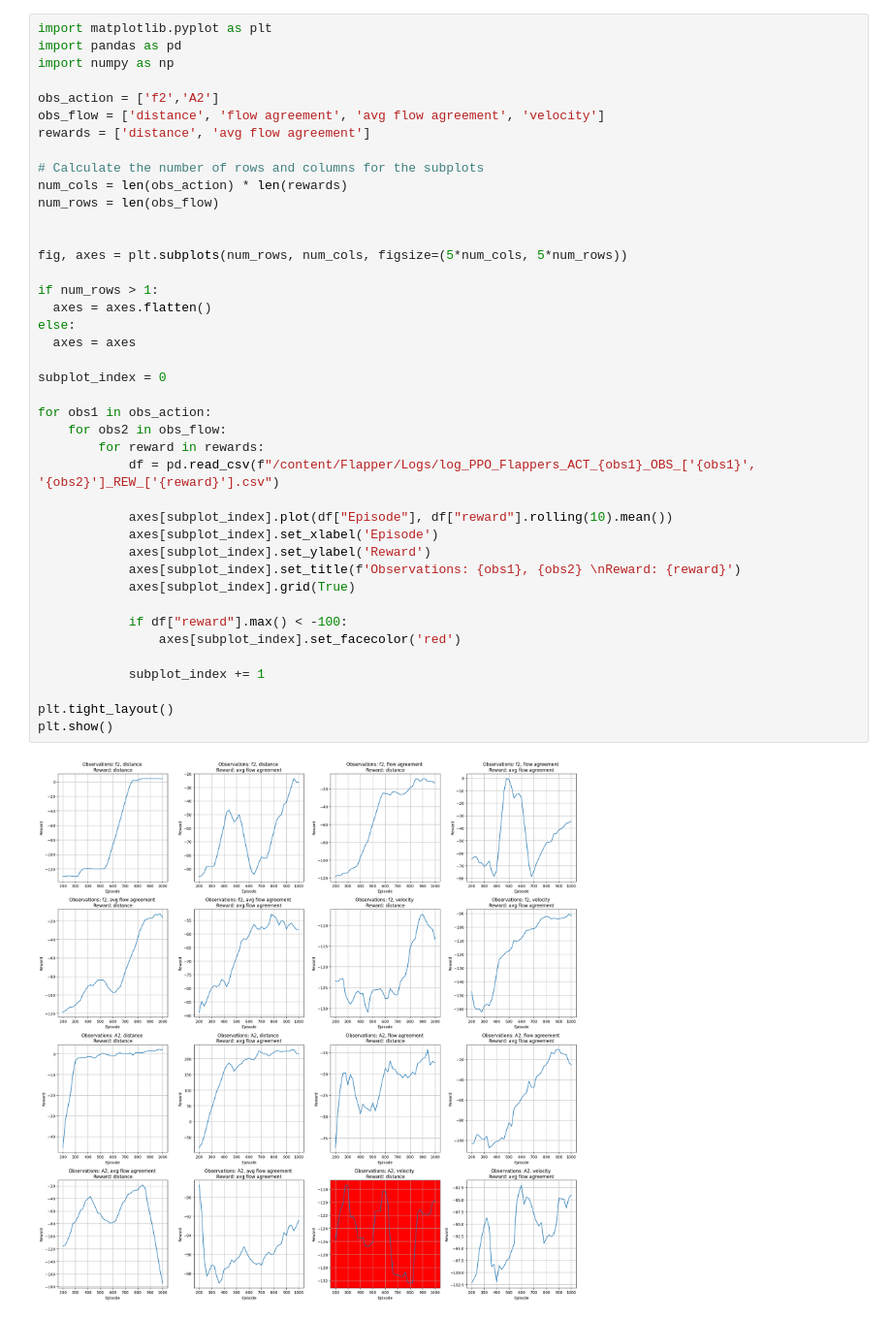
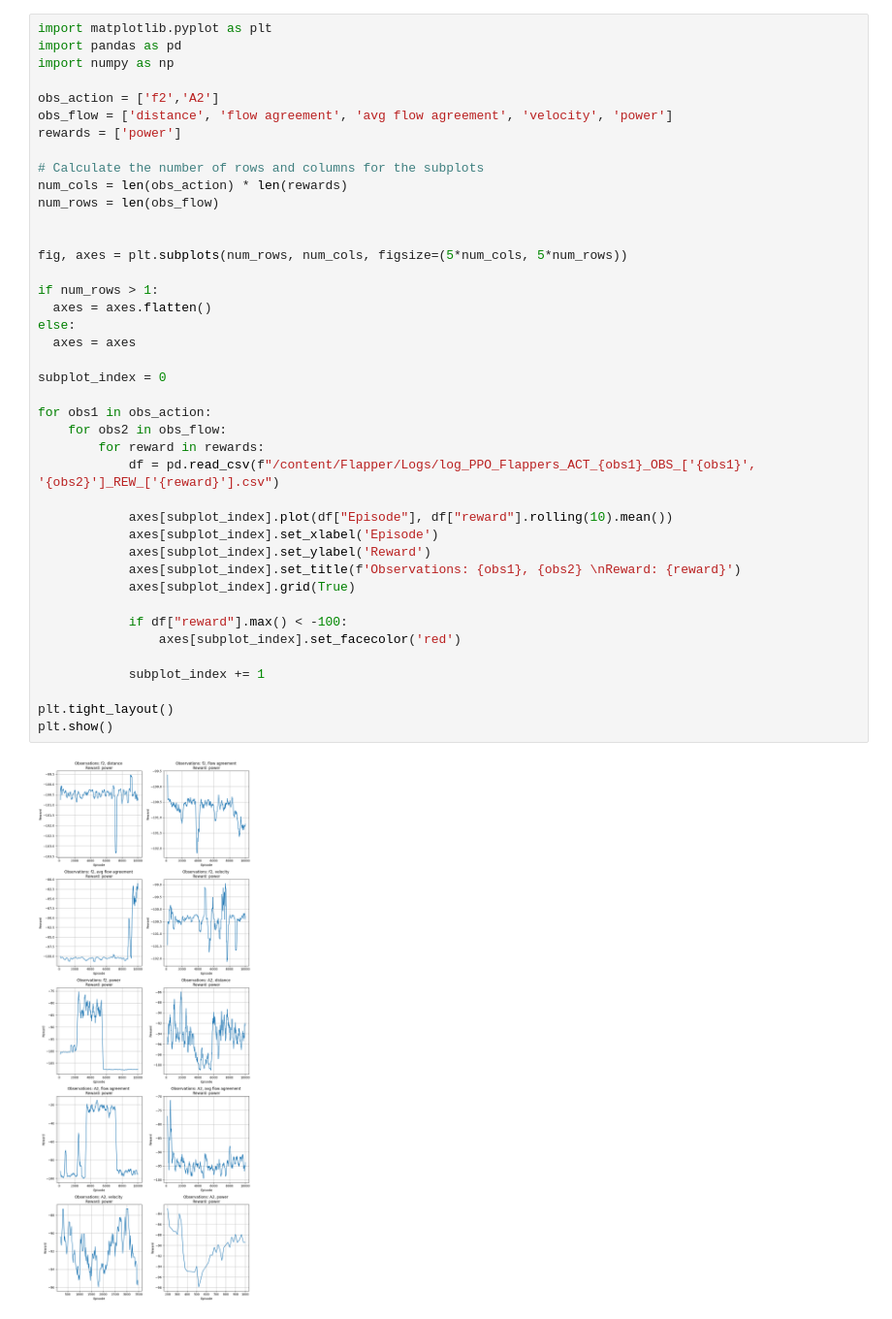
Before and after one commit to victorbuenog/Flapper, a Jupyter notebook: Policy_Evaluation.ipynb, the cells around one changed output. Shown at 97% size. Saved outputs shown, nothing was run; the diff lists cells and outputs as text.

Commit message:
Power training results plotted

```diff
--- a/Policy_Evaluation.ipynb
+++ b/Policy_Evaluation.ipynb
@@ -16,8 +16,8 @@ import pandas as pd
 import numpy as np
 
 obs_action = ['f2','A2']
-obs_flow = ['distance', 'flow agreement', 'avg flow agreement', 'velocity']
-rewards = ['distance', 'avg flow agreement']
+obs_flow = ['distance', 'flow agreement', 'avg flow agreement', 'velocity', 'power']
+rewards = ['power']
 
 # Calculate the number of rows and columns for the subplots
 num_cols = len(obs_action) * len(rewards)
@@ -25,31 +25,31 @@ num_rows = len(obs_flow)
 
 
 fig, axes = plt.subplots(num_rows, num_cols, figsize=(5*num_cols, 5*num_rows))
 
 if num_rows > 1:
   axes = axes.flatten()
 else:
   axes = axes
 
 subplot_index = 0
 
 for obs1 in obs_action:
     for obs2 in obs_flow:
         for reward in rewards:
             df = pd.read_csv(f"/content/Flapper/Logs/log_PPO_Flappers_ACT_{obs1}_OBS_['{obs1}', '{obs2}']_REW_['{reward}'].csv")
 
             axes[subplot_index].plot(df["Episode"], df["reward"].rolling(10).mean())
             axes[subplot_index].set_xlabel('Episode')
             axes[subplot_index].set_ylabel('Reward')
             axes[subplot_index].set_title(f'Observations: {obs1}, {obs2} \nReward: {reward}')
             axes[subplot_index].grid(True)
 
             if df["reward"].max() < -100:
                 axes[subplot_index].set_facecolor('red')
 
             subplot_index += 1
 
 plt.tight_layout()
 plt.show()
 # %% [output]
-[figure, old version]
+[figure, new version]
```
Also changed, not shown: parts of 1 cell of this notebook.
